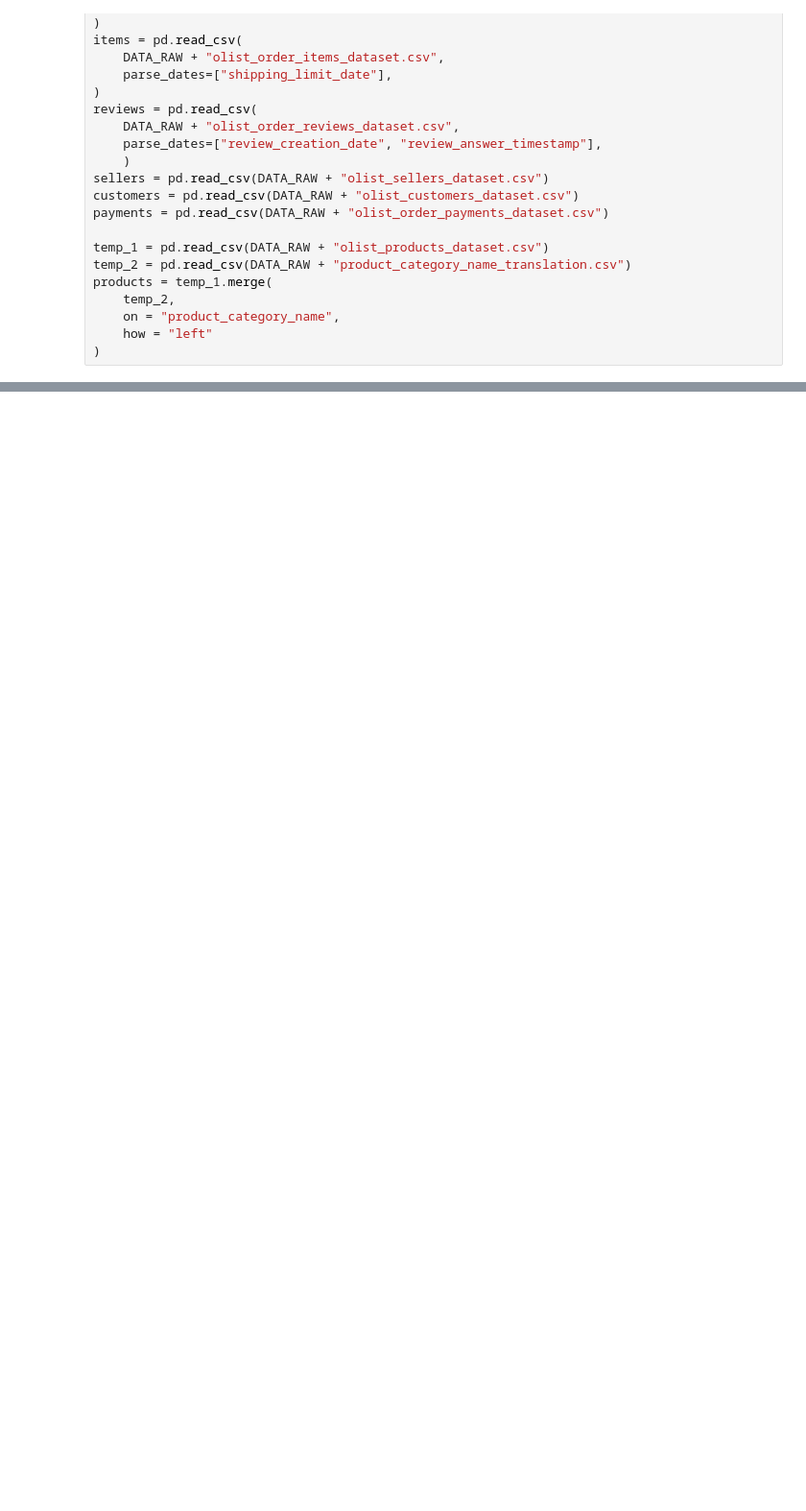
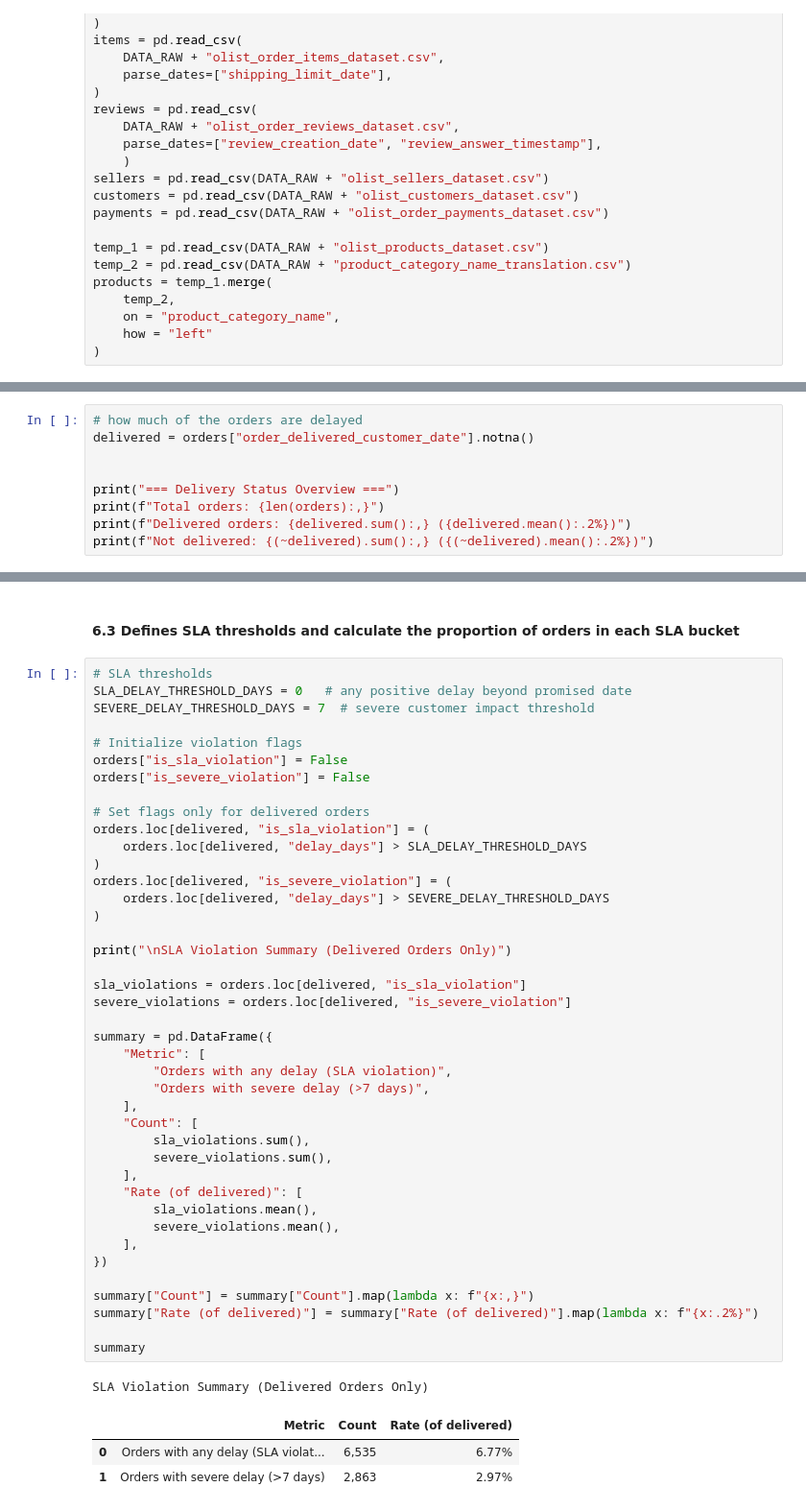
Before and after one commit to andrewyang0620/Marketplace-Sla-Risk-Analysis, a Jupyter notebook: notebooks/00_data_validation.ipynb, the cells around one changed output, grey strips where cells are left out. Shown at 96% size. Cells and saved outputs as stored; diff of their text form; blank space fills up the shorter version.

Commit message:
00_data_validation is finished

```diff
--- a/notebooks/00_data_validation.ipynb
+++ b/notebooks/00_data_validation.ipynb
@@ -79,0 +233,9 @@ dtype: float64
+# %%
+# how much of the orders are delayed
+delivered = orders["order_delivered_customer_date"].notna()
+
+
+print("=== Delivery Status Overview ===")
+print(f"Total orders: {len(orders):,}")
+print(f"Delivered orders: {delivered.sum():,} ({delivered.mean():.2%})")
+print(f"Not delivered: {(~delivered).sum():,} ({(~delivered).mean():.2%})")
@@ -79,0 +280,48 @@ dtype: float64
+# %% [markdown]
+#### 6.3 Defines SLA thresholds and calculate the proportion of orders in each SLA bucket
+# %%
+# SLA thresholds
+SLA_DELAY_THRESHOLD_DAYS = 0   # any positive delay beyond promised date
+SEVERE_DELAY_THRESHOLD_DAYS = 7  # severe customer impact threshold
+
+# Initialize violation flags
+orders["is_sla_violation"] = False
+orders["is_severe_violation"] = False
+
+# Set flags only for delivered orders
+orders.loc[delivered, "is_sla_violation"] = (
+    orders.loc[delivered, "delay_days"] > SLA_DELAY_THRESHOLD_DAYS
+)
+orders.loc[delivered, "is_severe_violation"] = (
+    orders.loc[delivered, "delay_days"] > SEVERE_DELAY_THRESHOLD_DAYS
+)
+
+print("\nSLA Violation Summary (Delivered Orders Only)")
+
+sla_violations = orders.loc[delivered, "is_sla_violation"]
+severe_violations = orders.loc[delivered, "is_severe_violation"]
+
+summary = pd.DataFrame({
+    "Metric": [
+        "Orders with any delay (SLA violation)",
+        "Orders with severe delay (>7 days)",
+    ],
+    "Count": [
+        sla_violations.sum(),
+        severe_violations.sum(),
+    ],
+    "Rate (of delivered)": [
+        sla_violations.mean(),
+        severe_violations.mean(),
+    ],
+})
+
+summary["Count"] = summary["Count"].map(lambda x: f"{x:,}")
+summary["Rate (of delivered)"] = summary["Rate (of delivered)"].map(lambda x: f"{x:.2%}")
+
+summary
+# %% [output]
+SLA Violation Summary (Delivered Orders Only)
+|  | Metric | Count | Rate (of delivered) |
+| 0 | Orders with any delay (SLA violat... | 6,535 | 6.77% |
+| 1 | Orders with severe delay (>7 days) | 2,863 | 2.97% |
```
Also changed, not shown: parts of 41 cells of this notebook, 1 other file.
